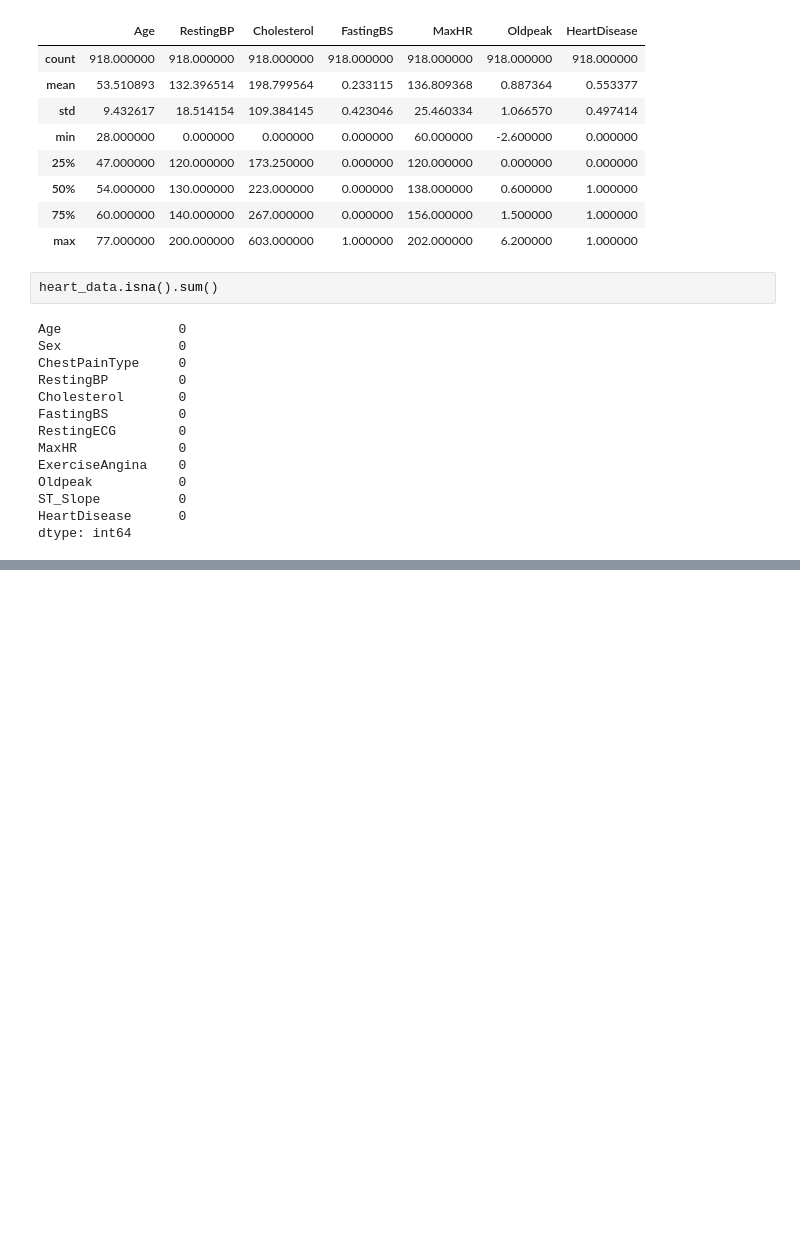
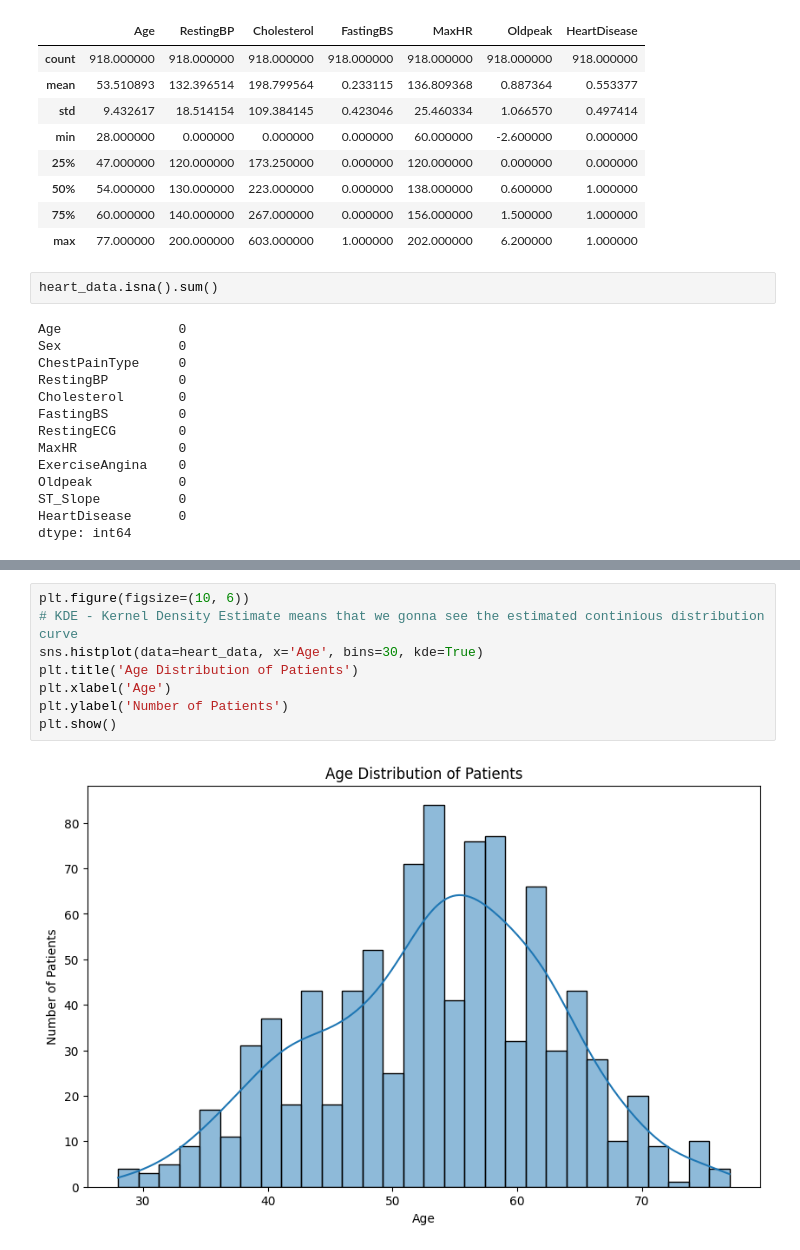
Before and after one commit to Sanjouk/IA01-Project, a Jupyter notebook: src/project.ipynb, the cells around one changed output, grey strips where cells are left out. Cells and saved outputs as stored; diff of their text form; blank space fills up the shorter version.

```diff
--- a/src/project.ipynb
+++ b/src/project.ipynb
@@ -105,0 +148,10 @@ Unique values in column 'HeartDisease':
+# %%
+plt.figure(figsize=(10, 6))
+# KDE - Kernel Density Estimate means that we gonna see the estimated continious distribution curve
+sns.histplot(data=heart_data, x='Age', bins=30, kde=True)
+plt.title('Age Distribution of Patients')
+plt.xlabel('Age')
+plt.ylabel('Number of Patients')
+plt.show()
+# %% [output]
+[figure, added]
```
Also changed, not shown: parts of 15 cells of this notebook.
